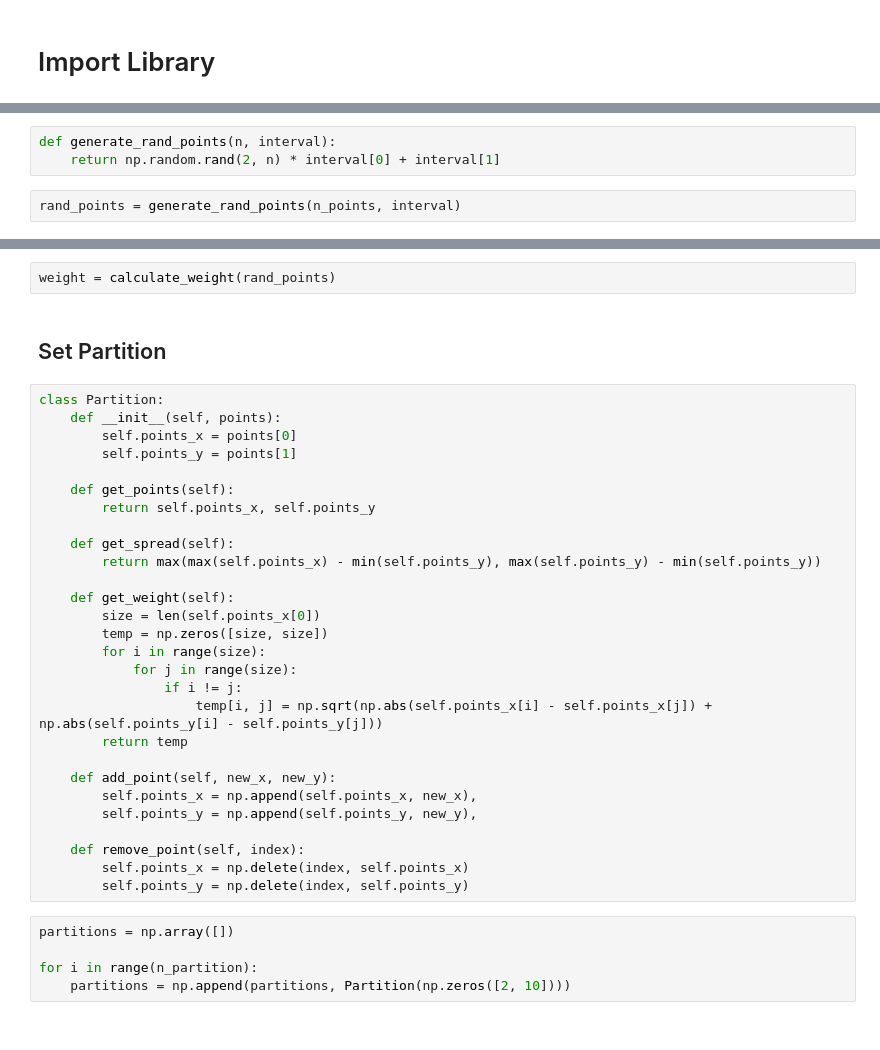
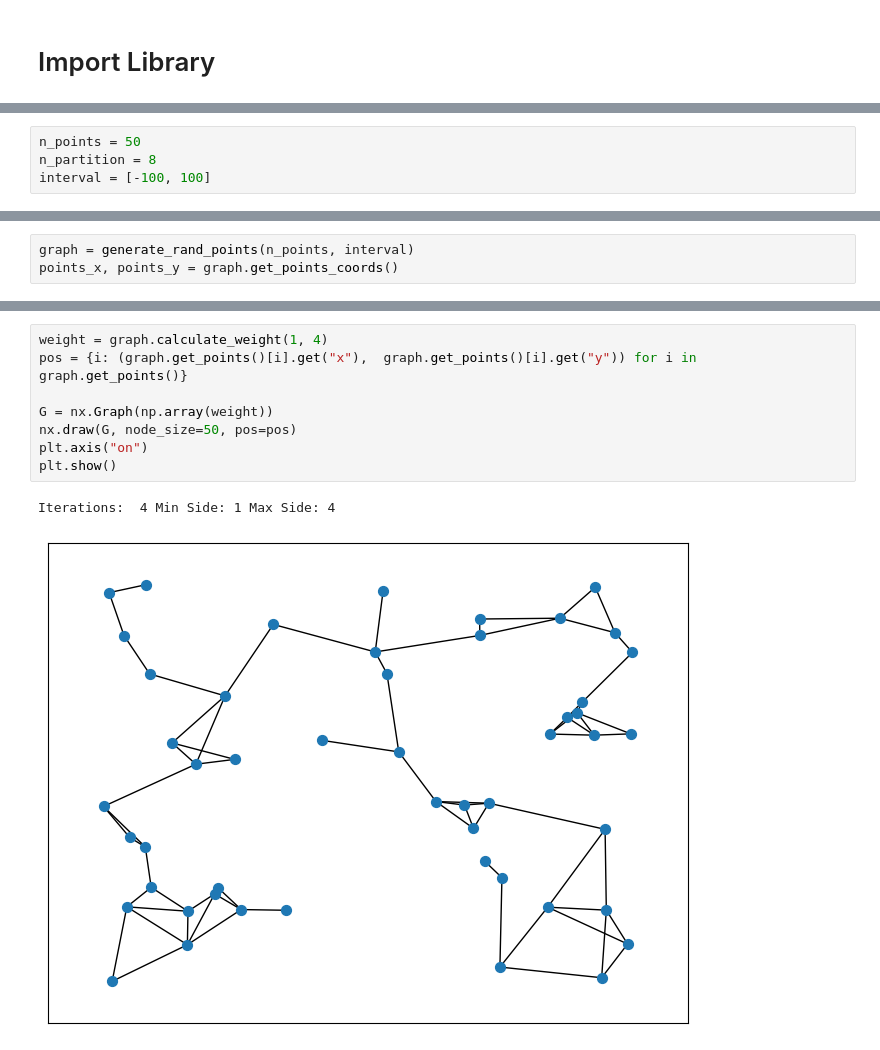
Before and after one commit to FelixFern/Graph-Partitioning-Optimization, a Jupyter notebook: Graph Partitioning.ipynb, the cells around one changed output, grey strips where cells are left out. Drawn from its saved outputs; the diff is of its cells as text.

Commit message:
feat: now able to create connected graph

```diff
--- a/Graph Partitioning.ipynb
+++ b/Graph Partitioning.ipynb
@@ -14 +120,5 @@ partition_min_n = 8
+# %%
+n_points = 50
+n_partition = 8
+interval = [-100, 100]
 # %% [markdown]
@@ -16,5 +126,3 @@ partition_min_n = 8
-# %%
-def generate_rand_points(n, interval):
-    return np.random.rand(2, n) * interval[0] + interval[1]
 # %%
-rand_points = generate_rand_points(n_points, interval)
+graph = generate_rand_points(n_points, interval)
+points_x, points_y = graph.get_points_coords()
@@ -37,37 +129,11 @@ def calculate_weight(points):
-# %%
-weight = calculate_weight(rand_points)
-# %% [markdown]
-## Set Partition
-# %%
-class Partition:
-    def __init__(self, points):
-        self.points_x = points[0]
-        self.points_y = points[1]
-
-    def get_points(self):
-        return self.points_x, self.points_y
-
-    def get_spread(self):
-        return max(max(self.points_x) - min(self.points_y), max(self.points_y) - min(self.points_y))
-
-    def get_weight(self):
-        size = len(self.points_x[0])
-        temp = np.zeros([size, size])
-        for i in range(size):
-            for j in range(size):
-                if i != j:
-                    temp[i, j] = np.sqrt(np.abs(self.points_x[i] - self.points_x[j]) + np.abs(self.points_y[i] - self.points_y[j]))
-        return temp
-
-    def add_point(self, new_x, new_y):
-        self.points_x = np.append(self.points_x, new_x),
-        self.points_y = np.append(self.points_y, new_y),
-
-    def remove_point(self, index):
-        self.points_x = np.delete(index, self.points_x)
-        self.points_y = np.delete(index, self.points_y)
-# %%
-partitions = np.array([])
-
-for i in range(n_partition):
-    partitions = np.append(partitions, Partition(np.zeros([2, 10])))
+# %%
+weight = graph.calculate_weight(1, 4)
+pos = {i: (graph.get_points()[i].get("x"),  graph.get_points()[i].get("y")) for i in graph.get_points()}
+
+G = nx.Graph(np.array(weight))
+nx.draw(G, node_size=50, pos=pos)
+plt.axis("on")
+plt.show()
+# %% [output]
+Iterations:  4 Min Side: 1 Max Side: 4
+[figure, added]
```
Also changed, not shown: parts of 14 cells of this notebook, 1 other file.
